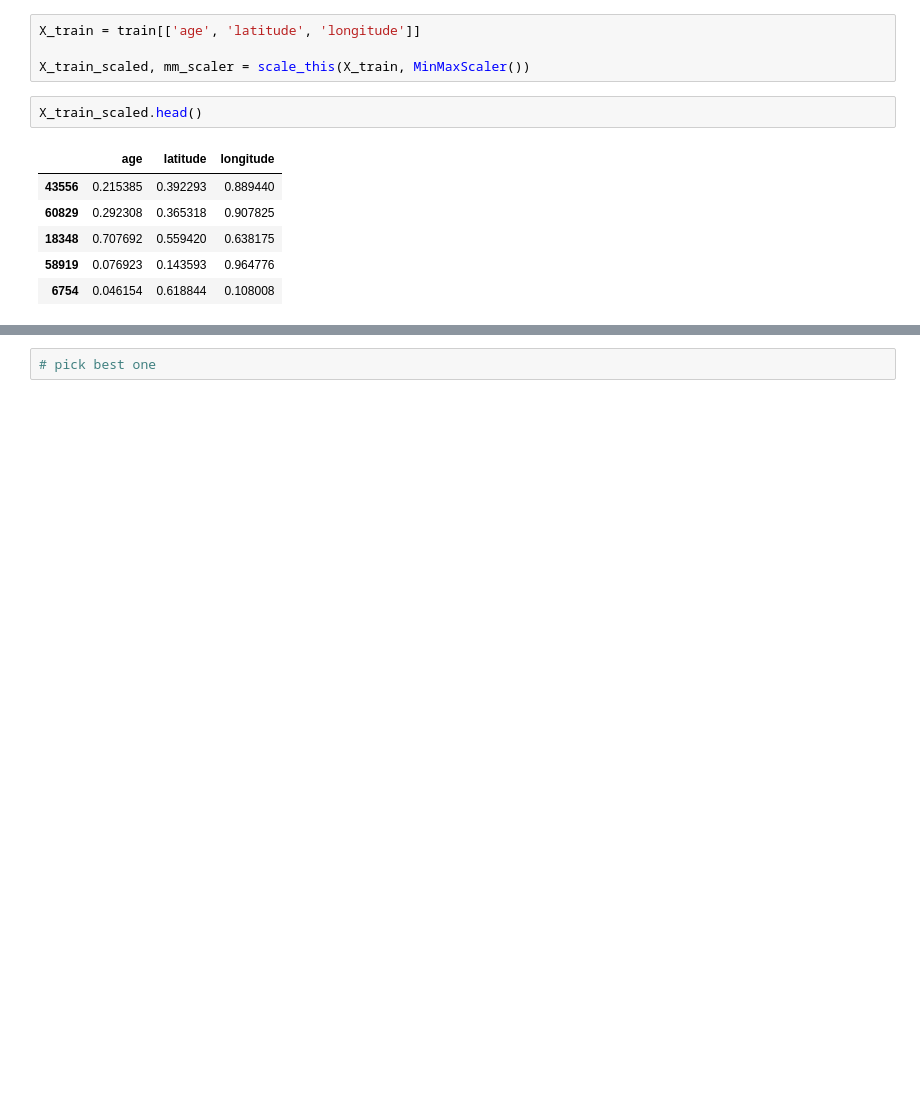
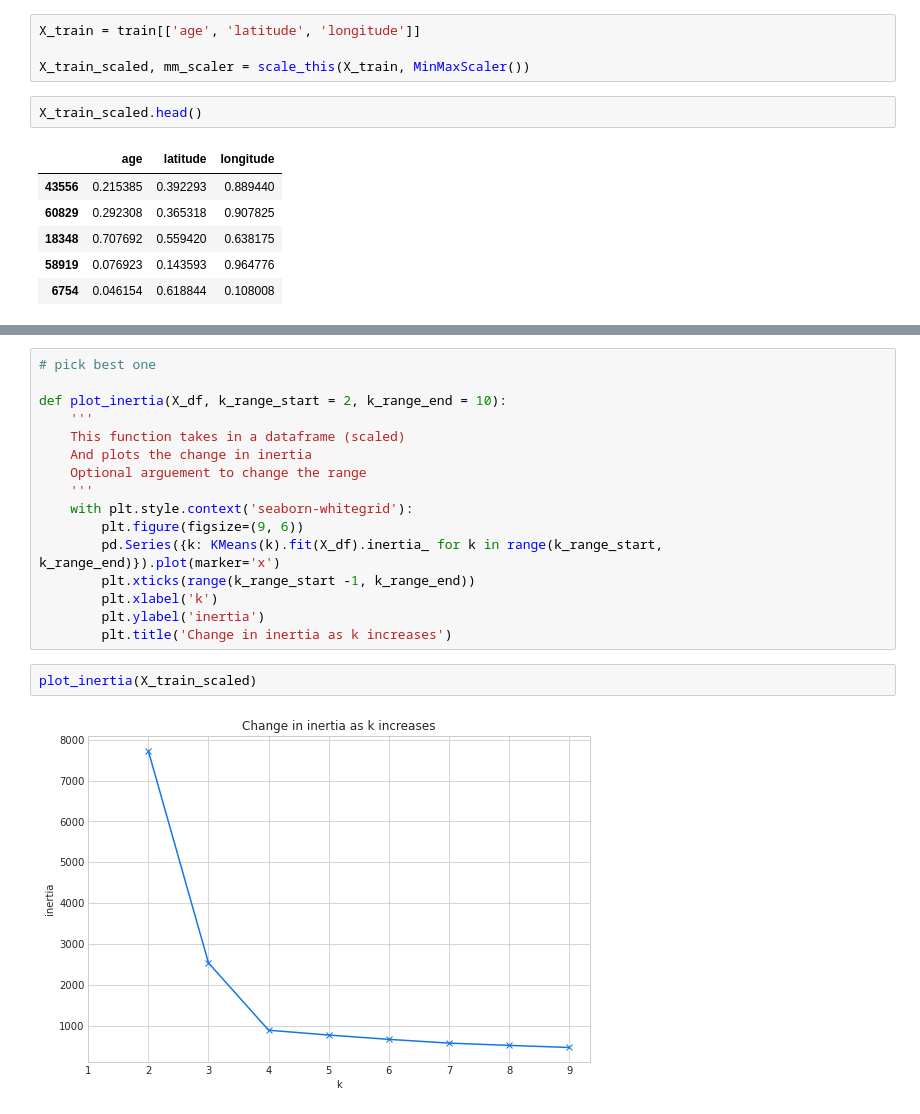
Before and after one commit to HeatherOrtegaMcMillan/Zillow_clustering_project, a Jupyter notebook: initial_notebook.ipynb, the cells around one changed output, grey strips where cells are left out. Saved outputs shown, nothing was run; the diff lists cells and outputs as text; blank space fills up the shorter version.

```diff
--- a/initial_notebook.ipynb
+++ b/initial_notebook.ipynb
@@ -930,2 +933,20 @@ plot_clusters('age', 'longitude', '4_k_clusters', X_train, kmeans, mm_scaler, ce
 # %%
 # pick best one
+
+def plot_inertia(X_df, k_range_start = 2, k_range_end = 10):
+    '''
+    This function takes in a dataframe (scaled)
+    And plots the change in inertia
+    Optional arguement to change the range
+    '''
+    with plt.style.context('seaborn-whitegrid'):
+        plt.figure(figsize=(9, 6))
+        pd.Series({k: KMeans(k).fit(X_df).inertia_ for k in range(k_range_start, k_range_end)}).plot(marker='x')
+        plt.xticks(range(k_range_start -1, k_range_end))
+        plt.xlabel('k')
+        plt.ylabel('inertia')
+        plt.title('Change in inertia as k increases')
+# %%
+plot_inertia(X_train_scaled)
+# %% [output]
+[figure, added]
```
Also changed, not shown: parts of 30 cells of this notebook.
